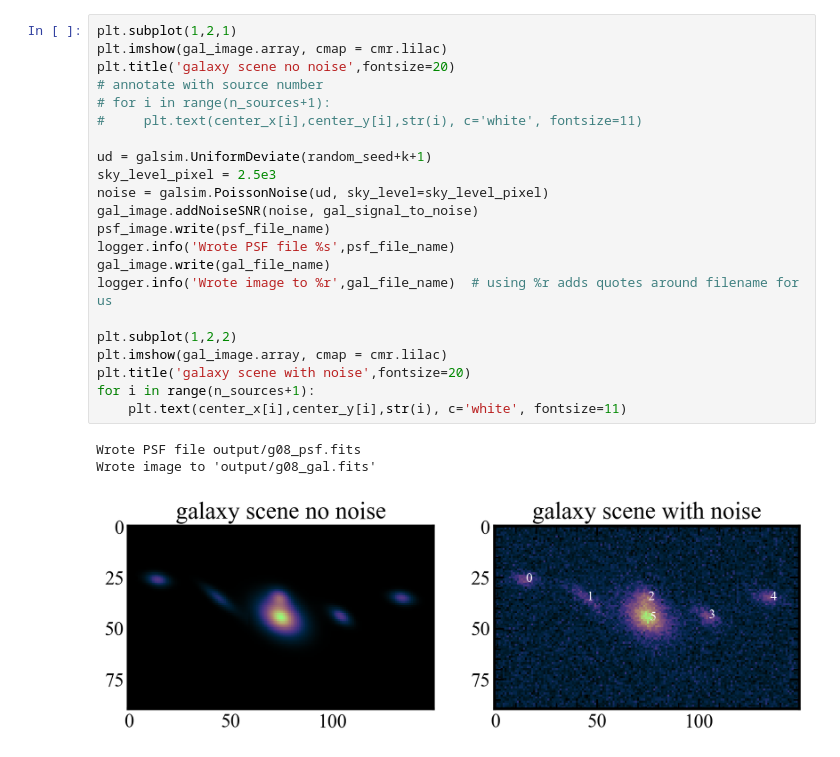
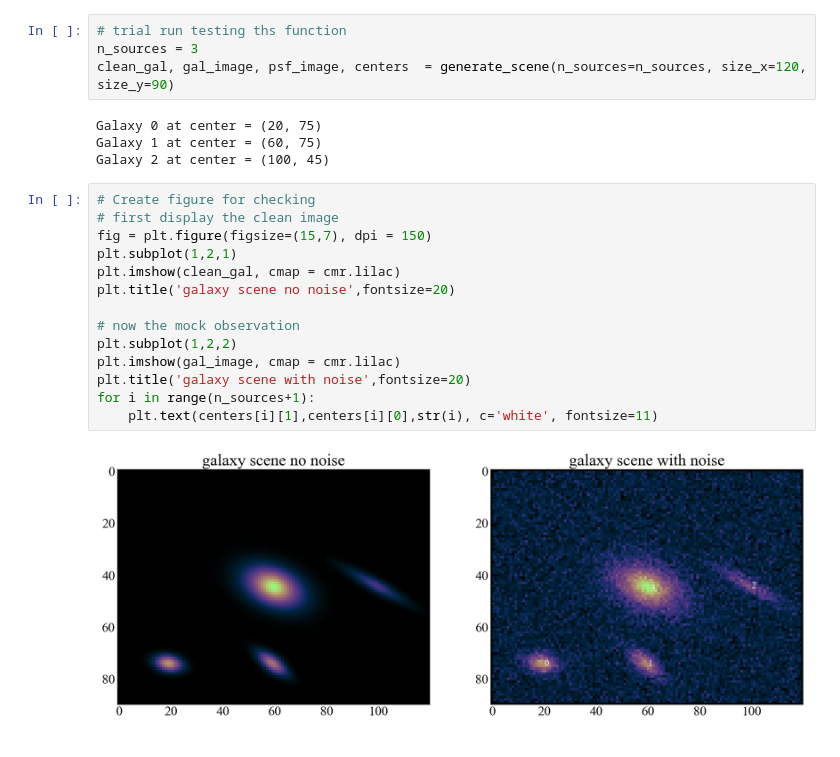
Before and after one commit to SampsonML/galsim_generations, a Jupyter notebook: galaxy_simulations.ipynb, the cells around one changed output. Saved outputs shown, nothing was run; the diff lists cells and outputs as text.

```diff
--- a/galaxy_simulations.ipynb
+++ b/galaxy_simulations.ipynb
@@ -176,26 +145,24 @@ array([[0., 0., 0., ..., 0., 0., 0.],
+# %%
+# trial run testing ths function
+n_sources = 3
+clean_gal, gal_image, psf_image, centers  = generate_scene(n_sources=n_sources, size_x=120, size_y=90)
+# %% [output]
+Galaxy 0 at center = (20, 75)
+Galaxy 1 at center = (60, 75)
+Galaxy 2 at center = (100, 45)
 # %%
+# Create figure for checking
+# first display the clean image
+fig = plt.figure(figsize=(15,7), dpi = 150)
 plt.subplot(1,2,1)
-plt.imshow(gal_image.array, cmap = cmr.lilac)
+plt.imshow(clean_gal, cmap = cmr.lilac)
 plt.title('galaxy scene no noise',fontsize=20)
-# annotate with source number
-# for i in range(n_sources+1):
-#     plt.text(center_x[i],center_y[i],str(i), c='white', fontsize=11)
 
-ud = galsim.UniformDeviate(random_seed+k+1)
-sky_level_pixel = 2.5e3
-noise = galsim.PoissonNoise(ud, sky_level=sky_level_pixel)
-gal_image.addNoiseSNR(noise, gal_signal_to_noise)
-psf_image.write(psf_file_name)
-logger.info('Wrote PSF file %s',psf_file_name)
-gal_image.write(gal_file_name)
-logger.info('Wrote image to %r',gal_file_name)  # using %r adds quotes around filename for us
-
+# now the mock observation
 plt.subplot(1,2,2)
-plt.imshow(gal_image.array, cmap = cmr.lilac)
+plt.imshow(gal_image, cmap = cmr.lilac)
 plt.title('galaxy scene with noise',fontsize=20)
 for i in range(n_sources+1):
-    plt.text(center_x[i],center_y[i],str(i), c='white', fontsize=11)
+    plt.text(centers[i][1],centers[i][0],str(i), c='white', fontsize=11)
 # %% [output]
-Wrote PSF file output/g08_psf.fits
-Wrote image to 'output/g08_gal.fits'
-[figure, old version]
+[figure, new version]
```
Also changed, not shown: parts of 4 cells of this notebook.
